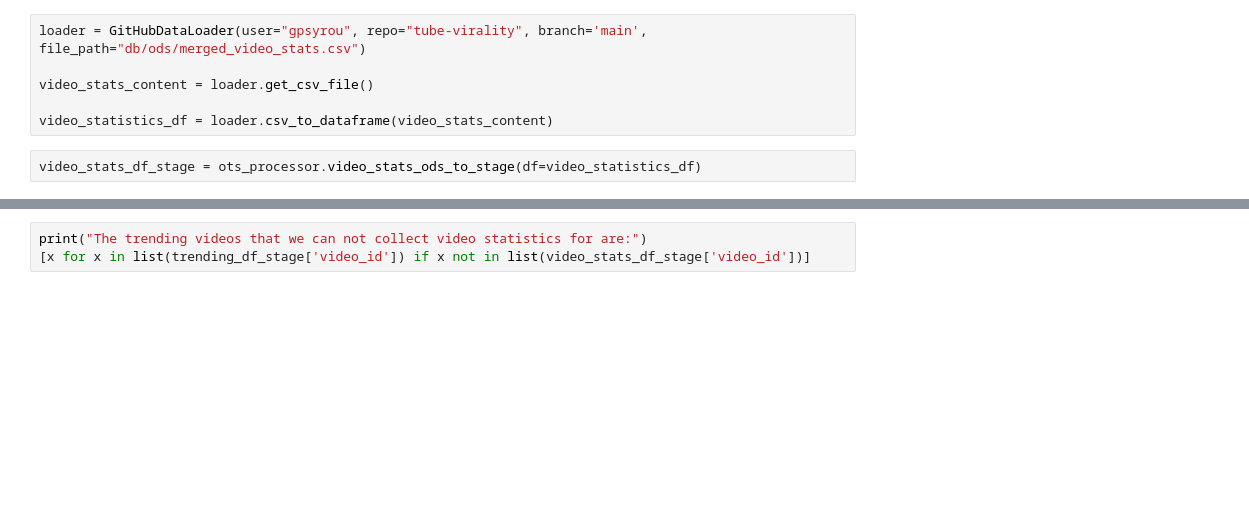
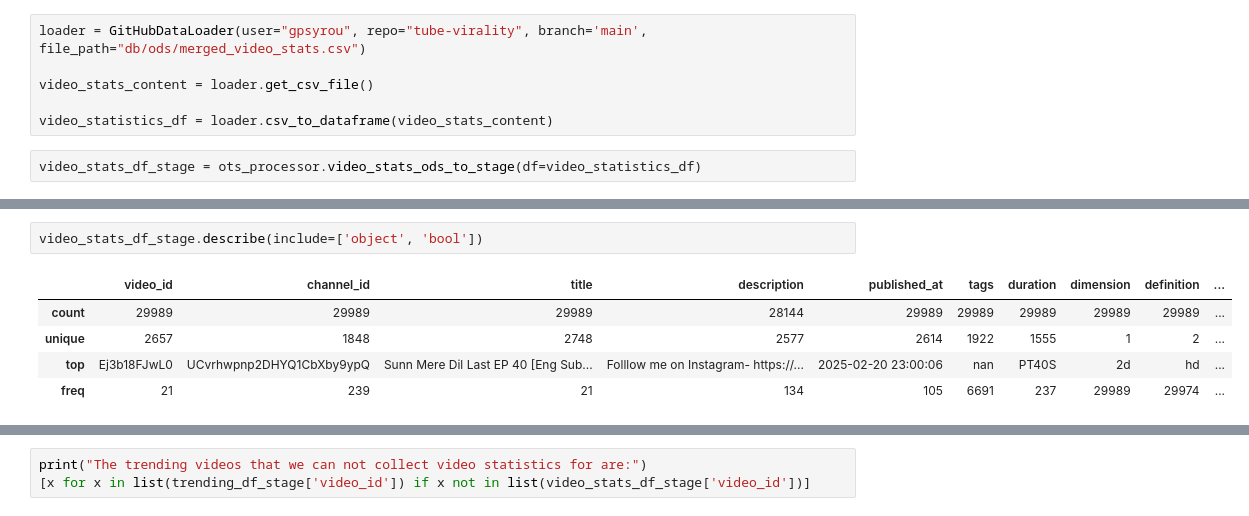
Before and after one commit to gpsyrou/tube-virality, a Jupyter notebook: analysis/Youtube Virality Predictor.ipynb, the cells around one changed output, grey strips where cells are left out. Drawn from its saved outputs; the diff is of its cells as text; blank space fills up the shorter version.

Commit message:
Kaggle Notebook | Youtube Video Virality Predictor [EDA] | Version 12

```diff
--- a/analysis/Youtube Virality Predictor.ipynb
+++ b/analysis/Youtube Virality Predictor.ipynb
@@ -359,3 +409,11 @@ Index(['video_id', 'channel_id', 'title', 'description', 'published_at',
+# %%
+video_stats_df_stage.describe(include=['object', 'bool'])
+# %% [output]
+|  | video_id | channel_id | title | description | published_at | tags | duration | dimension | definition | ... |
+| count | 29989 | 29989 | 29989 | 28144 | 29989 | 29989 | 29989 | 29989 | 29989 | ... |
+| unique | 2657 | 1848 | 2748 | 2577 | 2614 | 1922 | 1555 | 1 | 2 | ... |
+| top | Ej3b18FJwL0 | UCvrhwpnp2DHYQ1CbXby9ypQ | Sunn Mere Dil Last EP 40 [Eng Sub... | Folllow me on Instagram- https://... | 2025-02-20 23:00:06 | nan | PT40S | 2d | hd | ... |
+| freq | 21 | 239 | 21 | 134 | 105 | 6691 | 237 | 29989 | 29974 | ... |
 # %%
 print(f'There are {video_stats_df_stage.video_id.nunique()} unique videos collected from video statistics pipeline')
 # %% [output]
```
Also changed, not shown: parts of 10 cells of this notebook.
